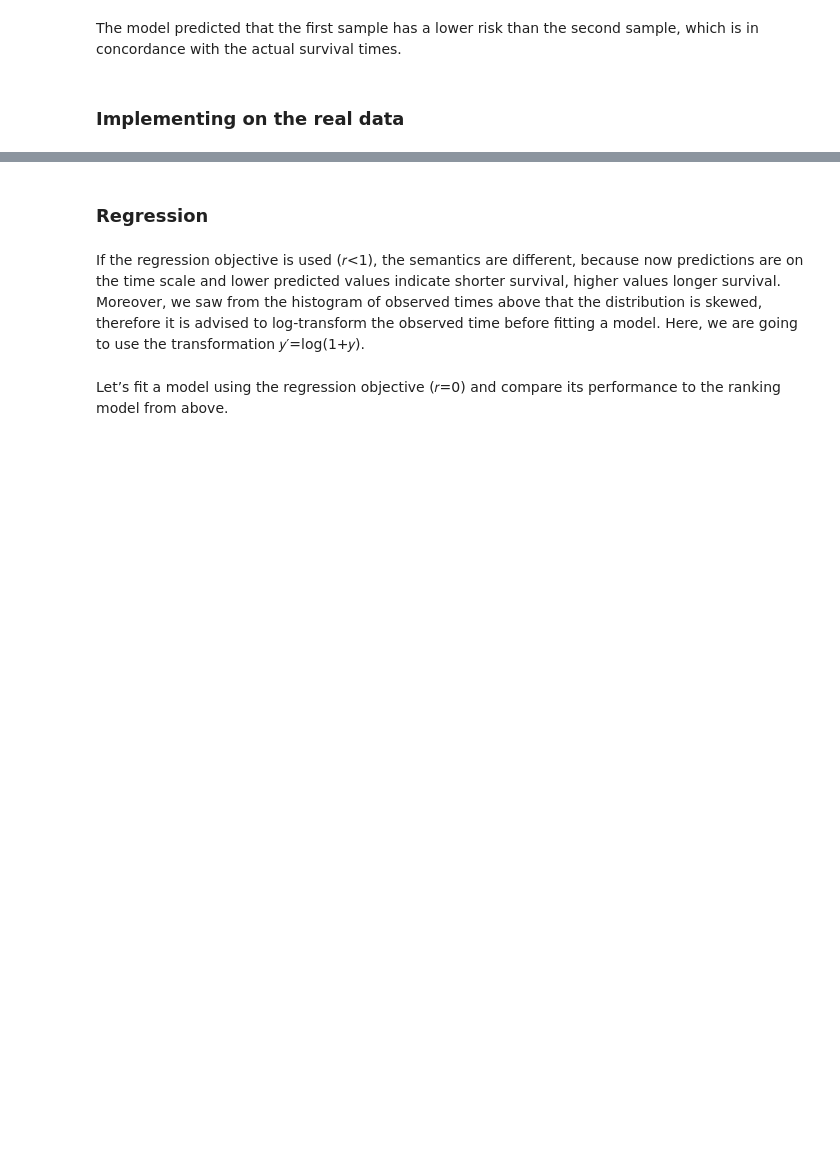
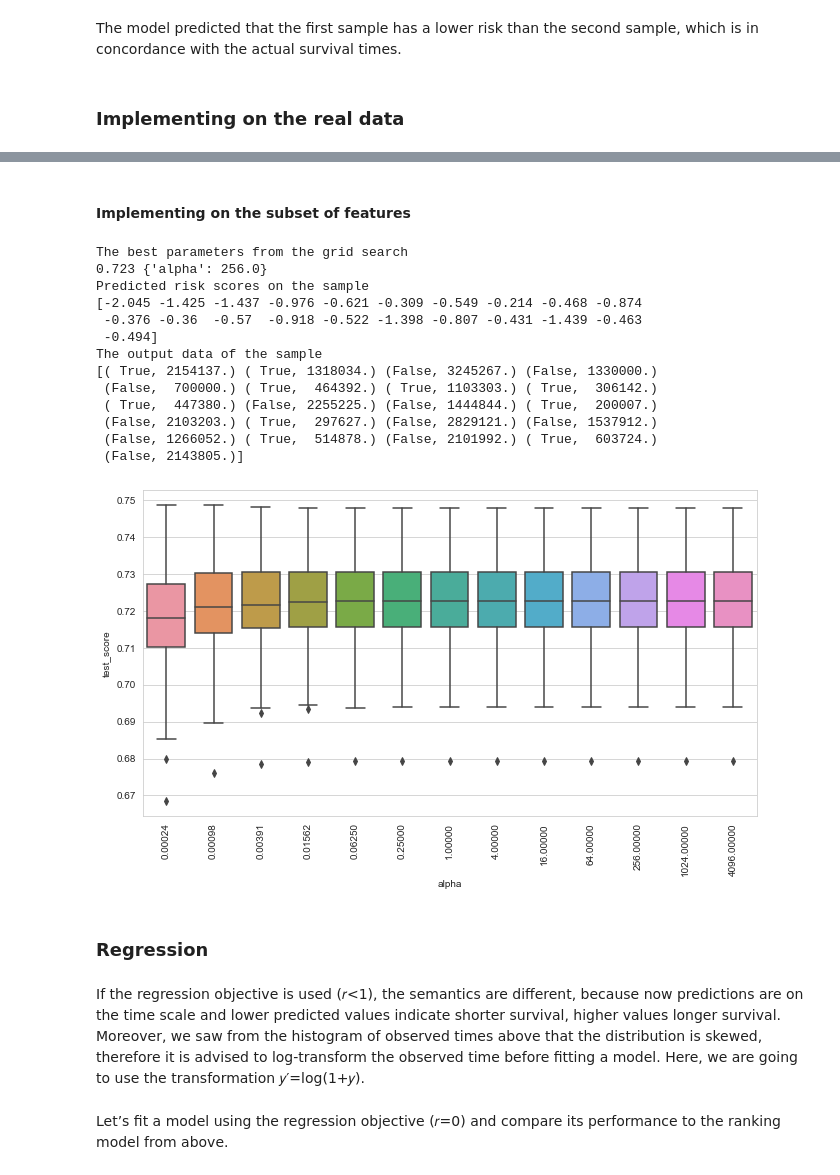
Before and after one commit to Marie-anneMawhin/Oct20_EPRI, a Jupyter notebook: Task3/NB/NB_data_modelling/svm_survival_simulation.ipynb, the cells around one changed output, grey strips where cells are left out. Cells and saved outputs as stored; diff of their text form; code cells hidden in the pictures; blank space fills up the shorter version.

```diff
--- a/Task3/NB/NB_data_modelling/svm_survival_simulation.ipynb
+++ b/Task3/NB/NB_data_modelling/svm_survival_simulation.ipynb
@@ -365,3 +421,22 @@ print(real_y_num)
+# %% [markdown]
+#### Implementing on the subset of features
+# %%
+pred_risk_scores(sc_data_x_sub,data_y_num,sc_real_x_sub,real_y_num)
+# %% [output]
+The best parameters from the grid search
+0.723 {'alpha': 256.0}
+Predicted risk scores on the sample
+[-2.045 -1.425 -1.437 -0.976 -0.621 -0.309 -0.549 -0.214 -0.468 -0.874
+ -0.376 -0.36  -0.57  -0.918 -0.522 -1.398 -0.807 -0.431 -1.439 -0.463
+ -0.494]
+The output data of the sample
+[( True, 2154137.) ( True, 1318034.) (False, 3245267.) (False, 1330000.)
+ (False,  700000.) ( True,  464392.) ( True, 1103303.) ( True,  306142.)
+ ( True,  447380.) (False, 2255225.) (False, 1444844.) ( True,  200007.)
+ (False, 2103203.) ( True,  297627.) (False, 2829121.) (False, 1537912.)
+ (False, 1266052.) ( True,  514878.) (False, 2101992.) ( True,  603724.)
+ (False, 2143805.)]
+[figure, added]
 # %% [markdown]
 ### Regression
 # %% [markdown]
```
Also changed, not shown: parts of 33 cells of this notebook.
